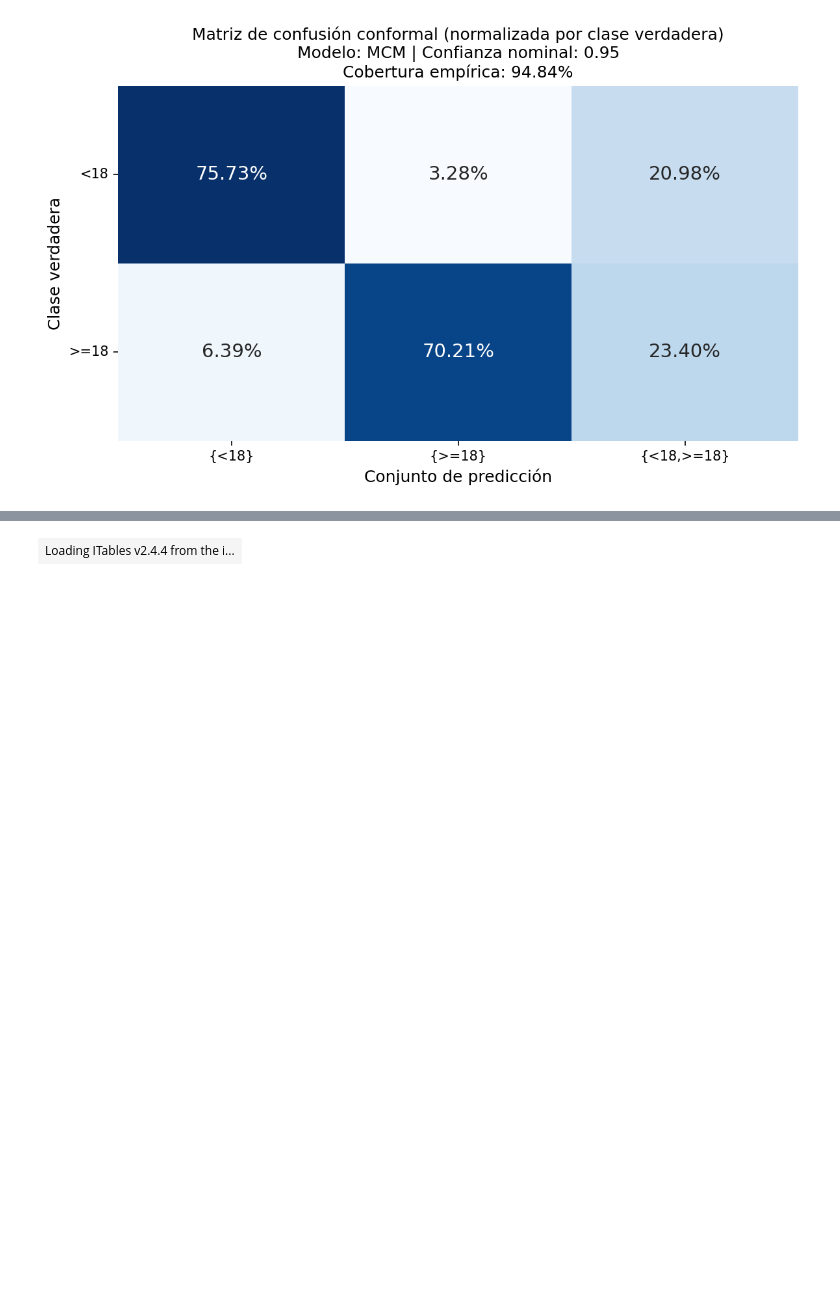
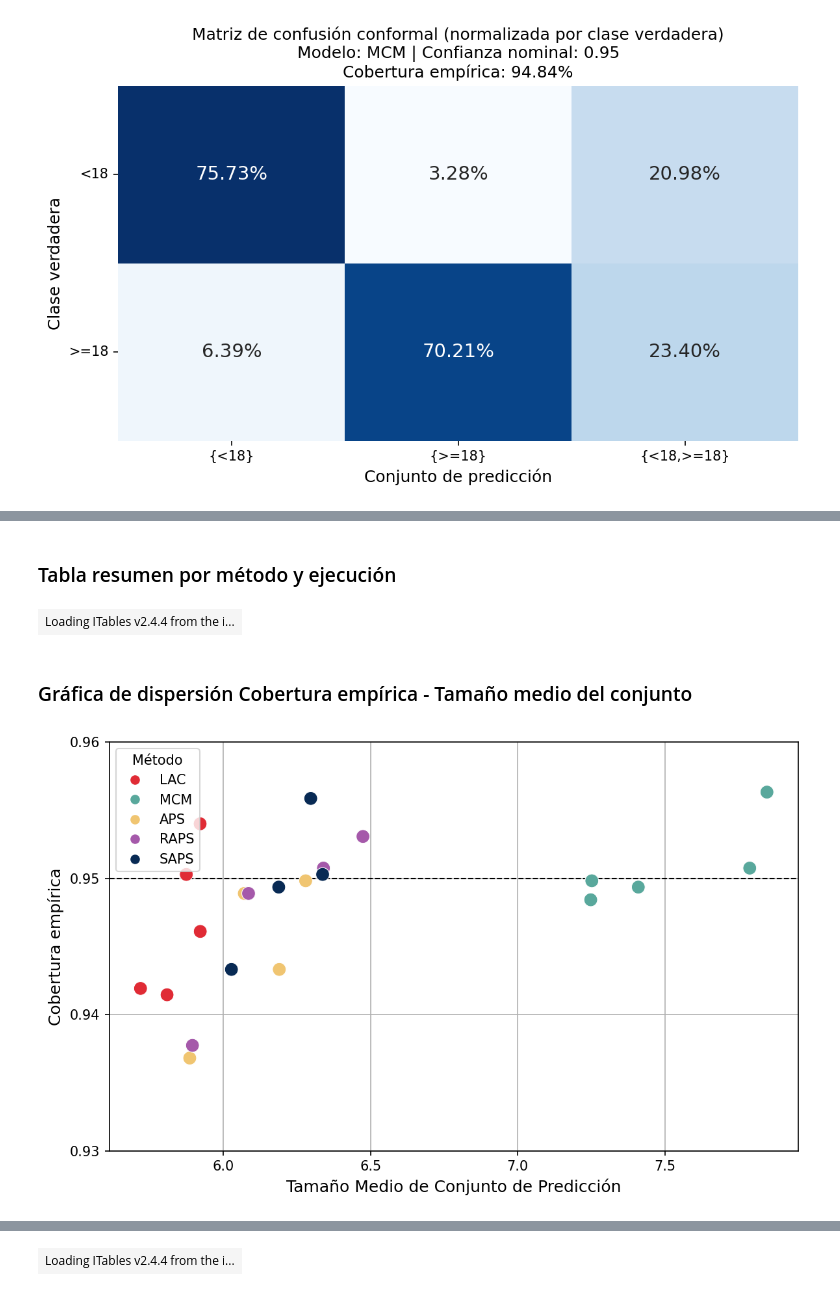
Before and after one commit to esdavide2910/tfg-bioprofile-uncertainty, a Jupyter notebook: notebooks/results_analysis.ipynb, the cells around one changed output, grey strips where cells are left out. Cells and saved outputs as stored; diff of their text form; code cells hidden in the pictures; blank space fills up the shorter version.

```diff
--- a/notebooks/results_analysis.ipynb
+++ b/notebooks/results_analysis.ipynb
@@ -1101,0 +1105,5 @@ for (model, conf), group in confusion_conformal.groupby(['pred_model_type', 'con
+# %%
+# Carga de datos
+df_AGC_by_instance = pd.read_csv('results/AGC_maxillofacial_test_results.csv')
+
+display(df_AGC_by_instance)
@@ -1101,0 +1157,15 @@ for (model, conf), group in confusion_conformal.groupby(['pred_model_type', 'con
+# %%
+# Agrupar y calcular métricas
+df_AGC_by_run = (
+    df_AGC_by_instance
+    .groupby(['pred_model_type', 'confidence', 'iteration'])
+    .apply(lambda g: pd.Series({
+        'accuracy': g['well_classified'].mean(),
+        'empirical_coverage': g['is_covered'].mean(),
+        'mean_set_size': g['pred_set_size'].mean(),
+        'mean_set_score': g['set_score'].mean()
+    }))
+    .reset_index()
+)
+
+display(df_AGC_by_run)
@@ -1101,0 +1178,2 @@ for (model, conf), group in confusion_conformal.groupby(['pred_model_type', 'con
+# %% [markdown]
+### Tabla resumen por método y ejecución
@@ -1101,0 +1196,37 @@ for (model, conf), group in confusion_conformal.groupby(['pred_model_type', 'con
+# %%
+# Calcular la media por método para cada métrica
+pivot_with_mean = pd.concat([
+    pivot_interval_metrics,
+    pivot_interval_metrics.mean().to_frame().T.rename(index={0: 'Media'})
+])
+
+# Multiplicar columnas de cobertura por 100
+coverage_cols = [col for col in pivot_with_mean.columns if 'empirical_coverage' in str(col)]
+pivot_with_mean[coverage_cols] = pivot_with_mean[coverage_cols] * 100
+
+# Mostrar tabla con formato
+styled_table = pivot_with_mean.style.format("{:.2f}")
+show(styled_table, allow_html=True)
+# %% [output]
+| Loading ITables v2.4.4 from the i... |
+# %% [markdown]
+### Gráfica de dispersión Cobertura empírica - Tamaño medio del conjunto
+# %%
+# Mapear colores
+color_dict = {'base': '#7f7f7f', 'LAC': '#e02b35', 'MCM': '#59a89c',
+              'APS': '#f0c571', 'RAPS': '#a559aa', 'SAPS': '#082a54'}
+df_AGC_by_run_to_plot = df_AGC_by_run[df_AGC_by_run['pred_model_type']!='base'].copy()
+df_AGC_by_run_to_plot['color'] = df_AGC_by_run_to_plot['pred_model_type'].map(color_dict)
+
+#
+plot_coverage_vs_set_size(
+    mean_set_sizes=df_AGC_by_run_to_plot['mean_set_size'],
+    empirical_coverages=df_AGC_by_run_to_plot['empirical_coverage'],
+    model_types=df_AGC_by_run_to_plot['pred_model_type'],
+    colors=df_AGC_by_run_to_plot['color'],
+    confidence_level=0.95,
+    figsize=(8, 5),
+    dpi=150
+)
+# %% [output]
+[figure, added]
```
Also changed, not shown: parts of 22 cells of this notebook, 50 other files.
